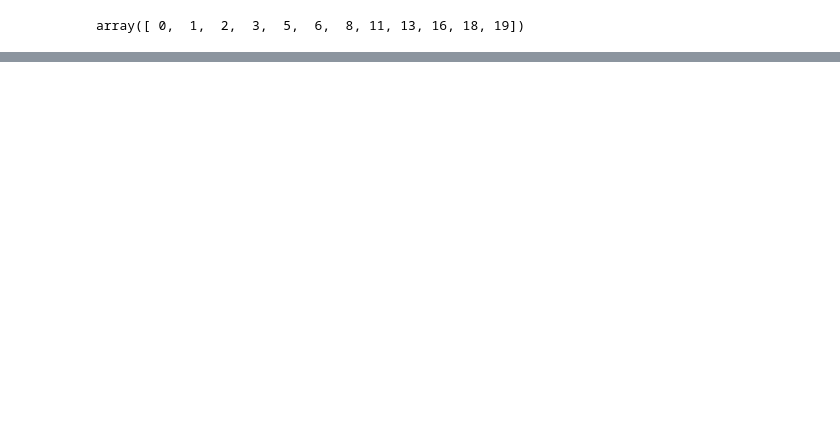
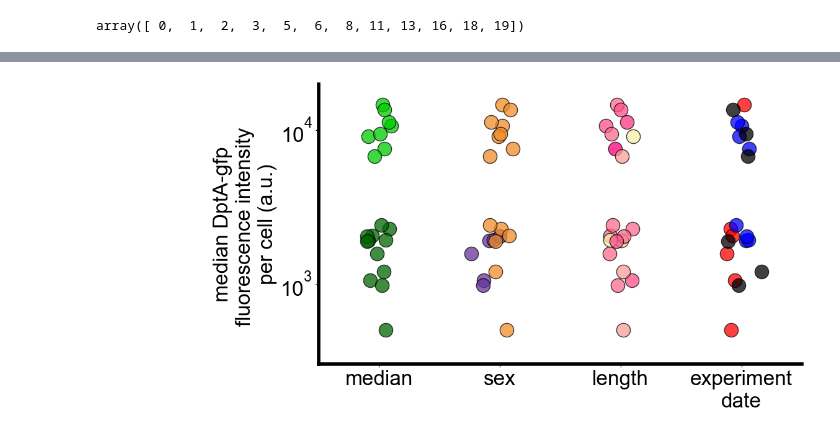
Before and after one commit to bschloma/diptericin-paper, a Jupyter notebook: Fig1-SpatialPattern.ipynb, the cells around one changed output, grey strips where cells are left out. Cells and saved outputs as stored; diff of their text form; code cells hidden in the pictures; blank space fills up the shorter version.

```diff
--- a/Fig1-SpatialPattern.ipynb
+++ b/Fig1-SpatialPattern.ipynb
@@ -197,0 +180,3 @@ array([ 0,  1,  2,  3,  5,  6,  8, 11, 13, 16, 18, 19])
+# %%
+meta = pd.read_csv(path_to_supplemental_data_files + '/Fig1/experiment_metadata.csv')
+um_per_px = 0.325
@@ -197,0 +203,78 @@ array([ 0,  1,  2,  3,  5,  6,  8, 11, 13, 16, 18, 19])
+# %%
+"""scatter plot of median intensities"""
+plt.figure(figsize=(12,6))
+sigma_x = 0.08
+
+"""color by split"""
+# injected group --- color by partial/complete split
+x = 0
+all_medians = df_inj.groupby(by='experiment_id').median().dpt_gfp.values
+partial_ids = np.where(all_medians < partial_thresh)[0]
+complete_ids = np.where(all_medians >= partial_thresh)[0]
+
+# partial
+color = colors['e.coli']
+sel = partial_ids
+plt.plot(x * np.ones(len(all_medians[sel])) + sigma_x * np.random.normal(size=len(all_medians[sel])),
+         all_medians[sel], 'ko', markerfacecolor=color, markersize=16, alpha=0.75)
+
+# complete
+color = colors['complete']
+sel = complete_ids
+plt.plot(x * np.ones(len(all_medians[sel])) + sigma_x * np.random.normal(size=len(all_medians[sel])),
+         all_medians[sel], 'ko', markerfacecolor=color, markersize=16, alpha=0.75)
+
+
+"""color by sex"""
+x = 1
+# male
+color = np.array([102, 51, 153]) / 255
+sel = meta.sex == 'M'
+plt.plot(x * np.ones(len(all_medians[sel])) + sigma_x * np.random.normal(size=len(all_medians[sel])),
+         all_medians[sel], 'ko', markerfacecolor=color, markersize=16, alpha=0.75)
+
+# female
+color = np.array([242, 140, 40]) / 255
+sel = meta.sex == 'F'
+plt.plot(x * np.ones(len(all_medians[sel])) + sigma_x * np.random.normal(size=len(all_medians[sel])),
+         all_medians[sel], 'ko', markerfacecolor=color, markersize=16, alpha=0.75)
+
+
+"""color by length"""
+x = 2
+lengths = meta.get('length (px)').values * um_per_px
+length_bins = np.linspace(np.min(lengths), np.max(lengths), 10)
+length_bin_ids = np.zeros_like(lengths)
+end_color = np.array([255, 0, 120]) / 255
+start_color = np.array([246, 239, 167]) / 255
+reds = np.linspace(start_color[0], end_color[0], len(length_bins))
+greens = np.linspace(start_color[1], end_color[1], len(length_bins))
+blues = np.linspace(start_color[2], end_color[2], len(length_bins))
+
+for i in range(len(lengths)):
+    length_bin_id = np.where(np.abs(lengths[i] - length_bins) == np.min(np.abs(lengths[i] - length_bins)))[0][0]
+    color = [reds[length_bin_id], greens[length_bin_id], blues[length_bin_id]]
+    plt.plot(x + sigma_x * np.random.normal(),
+             all_medians[i], 'ko', markerfacecolor=color, markersize=16, alpha=0.75)
+
+
+"""color by experiment date"""
+x = 3
+dates = meta.experiment_date.unique()
+plot_colors = ['r', 'b', 'k']
+for i, d in enumerate(dates):
+    sel = meta.experiment_date == d
+    plt.plot(x * np.ones(len(all_medians[sel])) + sigma_x * np.random.normal(size=len(all_medians[sel])),
+         all_medians[sel], 'ko', markerfacecolor=plot_colors[i], markersize=16, alpha=0.75)
+
+
+plt.xticks([0, 1, 2, 3], labels=['median', 'sex', 'length', 'experiment\ndate'], fontsize=fontsize)
+plt.xlim([-0.5, x + 0.5])
+plt.yticks([1e3, 1e4])
+plt.ylim([3e2, 2e4])
+plt.ylabel(f'\n \n \n \n \n median {dpt}-gfp \nfluorescence intensity \nper cell (a.u.)', fontsize=fontsize)
+plt.yscale('log')
+ax = plt.gca()
+ax = style_axes(ax)
+# %% [output]
+[figure, added]
```
Also changed, not shown: parts of 30 cells of this notebook, 15 other files.
